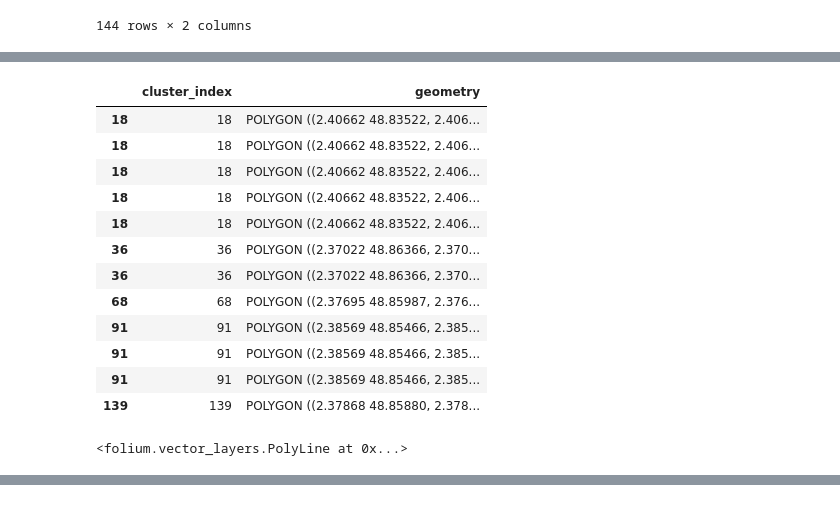
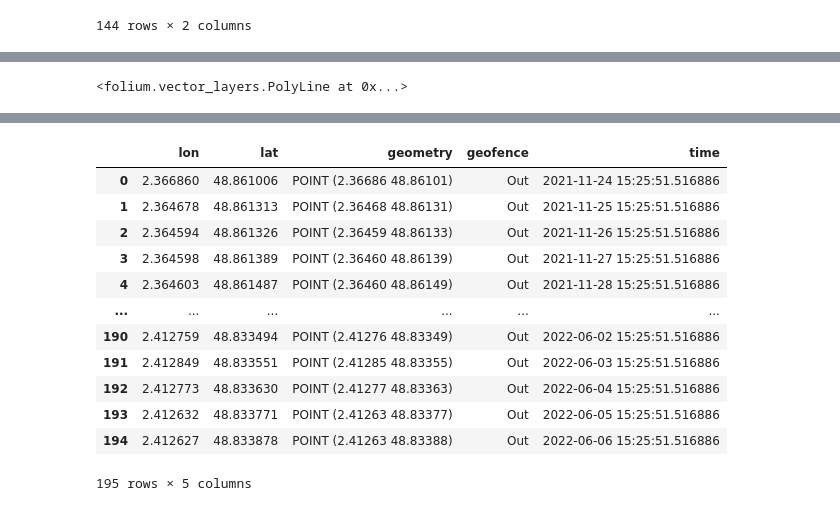
Before and after one commit to MKrouma/2R, a Jupyter notebook: prod/webapp/backend.ipynb, the cells around one changed output, grey strips where cells are left out. Saved outputs shown, nothing was run; the diff lists cells and outputs as text; code cells hidden in the pictures.

Commit message:
geofencing done - need network to check

```diff
--- a/prod/webapp/backend.ipynb
+++ b/prod/webapp/backend.ipynb
@@ -87,19 +99,3 @@ cluster_on_route = gpd.sjoin(gdf_cluster, user_line_gdf)[gdf_cluster.columns]
-# %%
-cluster_on_route
-# %% [output]
-|  | cluster_index | geometry |
-| 18 | 18 | POLYGON ((2.40662 48.83522, 2.406... |
-| 18 | 18 | POLYGON ((2.40662 48.83522, 2.406... |
-| 18 | 18 | POLYGON ((2.40662 48.83522, 2.406... |
-| 18 | 18 | POLYGON ((2.40662 48.83522, 2.406... |
-| 18 | 18 | POLYGON ((2.40662 48.83522, 2.406... |
-| 36 | 36 | POLYGON ((2.37022 48.86366, 2.370... |
-| 36 | 36 | POLYGON ((2.37022 48.86366, 2.370... |
-| 68 | 68 | POLYGON ((2.37695 48.85987, 2.376... |
-| 91 | 91 | POLYGON ((2.38569 48.85466, 2.385... |
-| 91 | 91 | POLYGON ((2.38569 48.85466, 2.385... |
-| 91 | 91 | POLYGON ((2.38569 48.85466, 2.385... |
-| 139 | 139 | POLYGON ((2.37868 48.85880, 2.378... |
 # %%
 # localisation Paris
 m = folium.Map(location=[48.862, 2.346], tiles='cartodbpositron', zoom_start=12)
@@ -156,3 +151,38 @@ m
 # %%
 # export map
 m.save("./templates/map.html")
+# %%
+## GEOFENCING
+# add time field in user route
+pip_mask_geofence = user_line_gdf.intersects(gdf_cluster.unary_union)
+
+# geofence column
+user_line_gdf["geofence"] = pip_mask_geofence
+
+# add time
+number_of_points = user_line_gdf.shape[0]
+start_date = datetime(2021, 11, 22, 12, 10)
+date_range = pd.date_range(start=start_date, periods=number_of_points)
+
+# time column
+if not "time" in user_line_gdf.columns :
+    user_line_gdf["time"] = date_range
+
+# replace gepfencing by In and Out
+user_line_gdf["geofence"] = user_line_gdf["geofence"].replace({True: "In", False: "Out"})
+
+user_line_gdf
+# %% [output]
+|  | lon | lat | geometry | geofence | time |
+| 0 | 2.366860 | 48.861006 | POINT (2.36686 48.86101) | Out | 2021-11-24 15:25:51.516886 |
+| 1 | 2.364678 | 48.861313 | POINT (2.36468 48.86131) | Out | 2021-11-25 15:25:51.516886 |
+| 2 | 2.364594 | 48.861326 | POINT (2.36459 48.86133) | Out | 2021-11-26 15:25:51.516886 |
+| 3 | 2.364598 | 48.861389 | POINT (2.36460 48.86139) | Out | 2021-11-27 15:25:51.516886 |
+| 4 | 2.364603 | 48.861487 | POINT (2.36460 48.86149) | Out | 2021-11-28 15:25:51.516886 |
+| ... | ... | ... | ... | ... | ... |
+| 190 | 2.412759 | 48.833494 | POINT (2.41276 48.83349) | Out | 2022-06-02 15:25:51.516886 |
+| 191 | 2.412849 | 48.833551 | POINT (2.41285 48.83355) | Out | 2022-06-03 15:25:51.516886 |
+| 192 | 2.412773 | 48.833630 | POINT (2.41277 48.83363) | Out | 2022-06-04 15:25:51.516886 |
+| 193 | 2.412632 | 48.833771 | POINT (2.41263 48.83377) | Out | 2022-06-05 15:25:51.516886 |
+| 194 | 2.412627 | 48.833878 | POINT (2.41263 48.83388) | Out | 2022-06-06 15:25:51.516886 |
+195 rows × 5 columns
```
Also changed, not shown: parts of 6 cells of this notebook.
